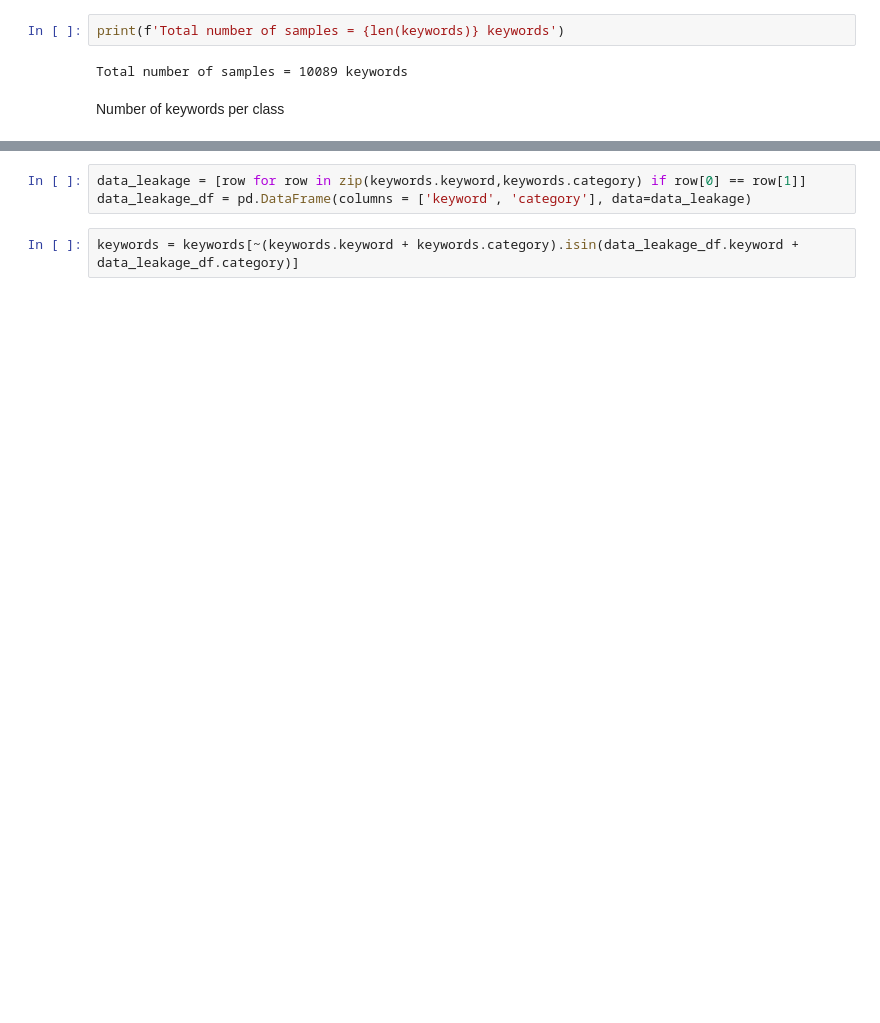
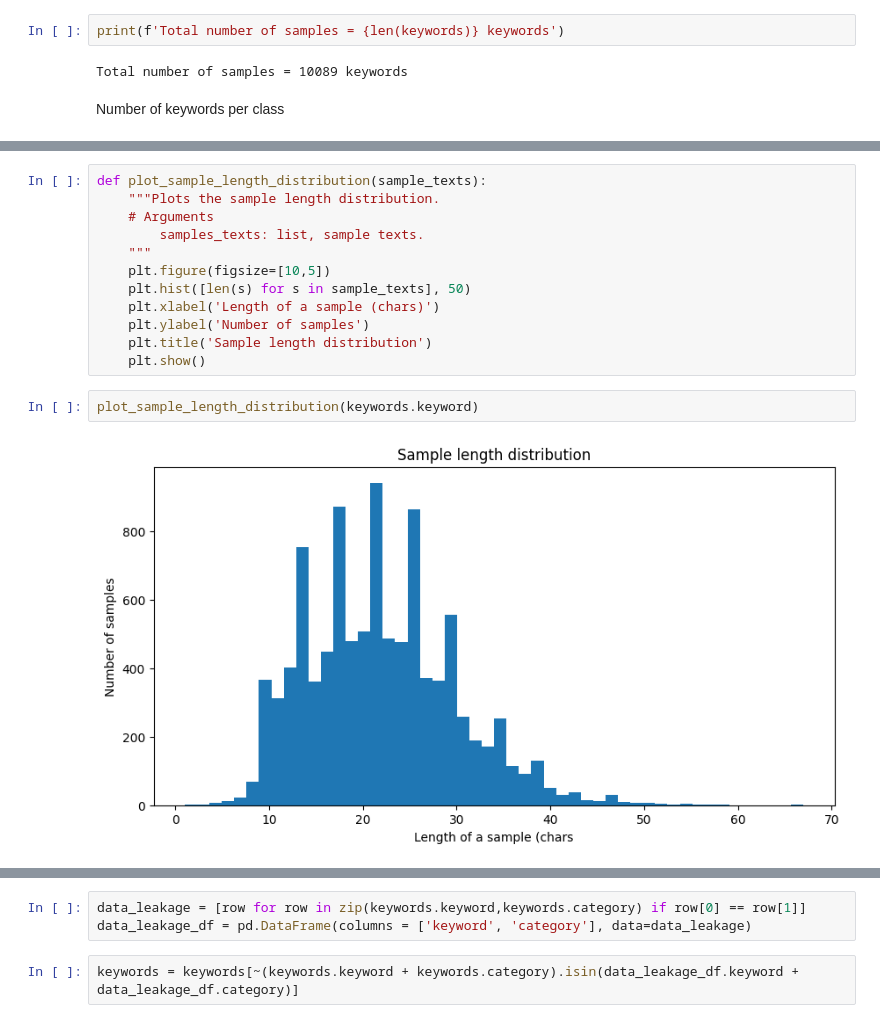
Before and after one commit to sandy-lee/keyword_classifier, a Jupyter notebook: keyword_classifier.ipynb, the cells around one changed output, grey strips where cells are left out. Saved outputs shown, nothing was run; the diff lists cells and outputs as text; blank space fills up the shorter version.

```diff
--- a/keyword_classifier.ipynb
+++ b/keyword_classifier.ipynb
@@ -63,0 +117,16 @@ Name: category, dtype: int64
+# %%
+def plot_sample_length_distribution(sample_texts):
+    """Plots the sample length distribution.
+    # Arguments
+        samples_texts: list, sample texts.
+    """
+    plt.figure(figsize=[10,5])
+    plt.hist([len(s) for s in sample_texts], 50)
+    plt.xlabel('Length of a sample (chars)')
+    plt.ylabel('Number of samples')
+    plt.title('Sample length distribution')
+    plt.show()
+# %%
+plot_sample_length_distribution(keywords.keyword)
+# %% [output]
+[figure, added]
```
Also changed, not shown: parts of 28 cells of this notebook.
